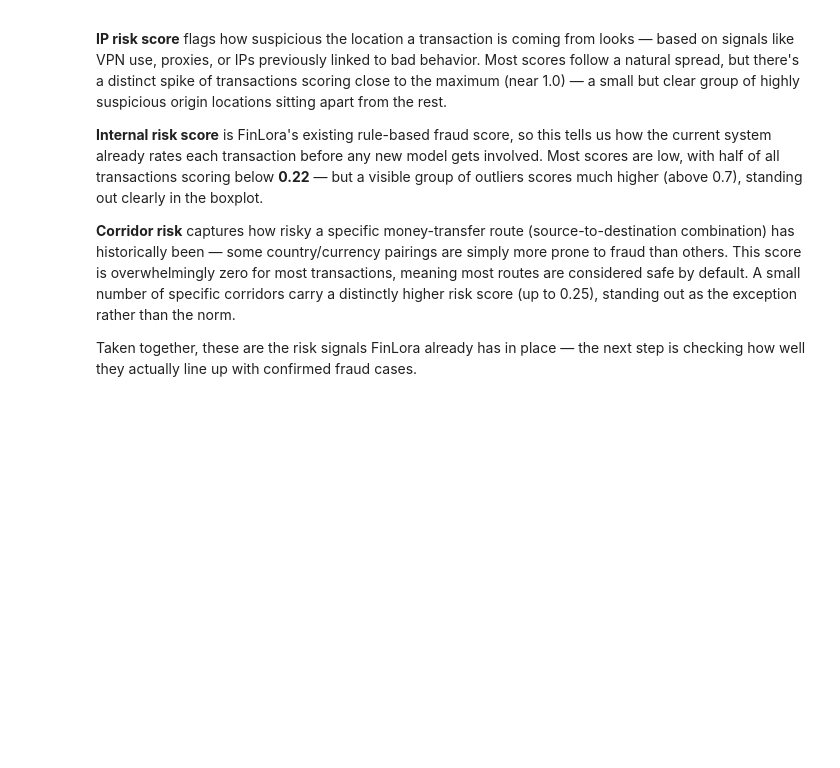
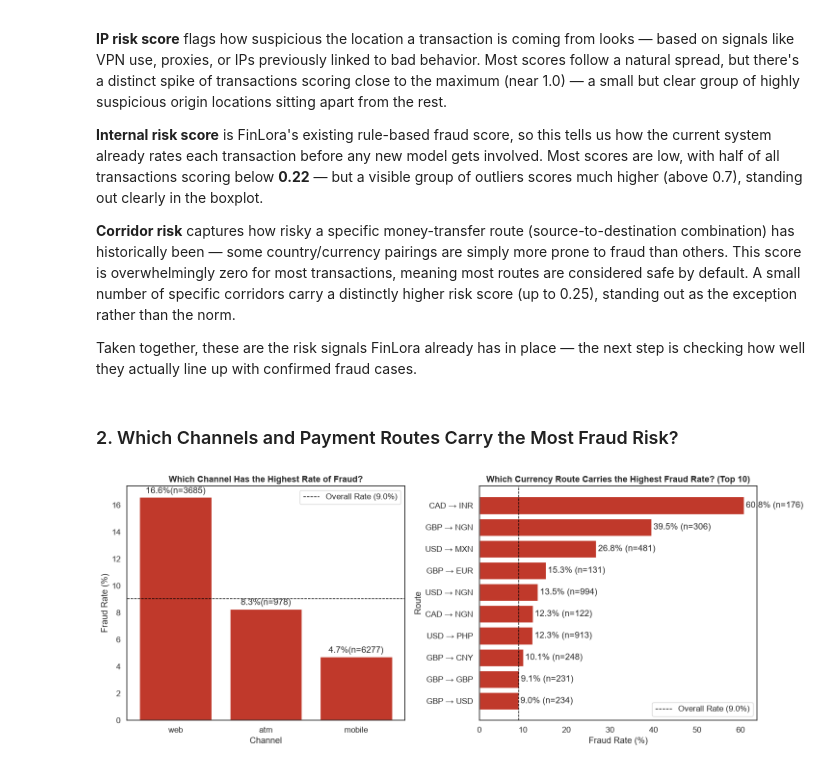
Before and after one commit to LeesiElekwa/Digital_Transfer_Fraud_Detection_System, a Jupyter notebook: Notebooks/ExploratoryAnalysis.ipynb, the cells around one changed output. Cells and saved outputs as stored; diff of their text form; code cells hidden in the pictures; blank space fills up the shorter version.

Commit message:
EDA 2 - Investigating which channels and payment routes carry the most fraudrRisk

```diff
--- a/Notebooks/ExploratoryAnalysis.ipynb
+++ b/Notebooks/ExploratoryAnalysis.ipynb
@@ -223,3 +223,44 @@ plot_distribution_grid(df_cleaned_transaction_data, risk_features)
 **Corridor risk** captures how risky a specific money-transfer route (source-to-destination combination) has historically been — some country/currency pairings are simply more prone to fraud than others. This score is overwhelmingly zero for most transactions, meaning most routes are considered safe by default. A small number of specific corridors carry a distinctly higher risk score (up to 0.25), standing out as the exception rather than the norm.
 
 Taken together, these are the risk signals FinLora already has in place — the next step is checking how well they actually line up with confirmed fraud cases.
+# %% [markdown]
+### 2. Which Channels and Payment Routes Carry the Most Fraud Risk?
+# %%
+def fraud_rate_by_category(df, category_col, top_n=None):
+    grouped = df.groupby(category_col)["is_fraud"].agg(["mean", "count"])
+    grouped["fraud_rate_pct"] = grouped["mean"] * 100
+    grouped = grouped.sort_values("fraud_rate_pct", ascending=False)
+    if top_n:
+        grouped = grouped.head(top_n)
+    return grouped
+
+fig, axes = plt.subplots(1, 2, figsize=(15, 6))
+axes = axes.flatten()
+
+# Q: Which channel has the highest rate of fraud, not just the most transactions?
+channel_fraud = fraud_rate_by_category(df_cleaned_transaction_data, "channel")
+bars = axes[0].bar(channel_fraud.index, channel_fraud["fraud_rate_pct"], color="#C0392B")
+labels = [f"{rate:.1f}%(n={count})" for rate, count in zip(channel_fraud["fraud_rate_pct"], channel_fraud["count"])]
+axes[0].bar_label(bars, labels=labels, padding=3)
+overall_rate = df_cleaned_transaction_data["is_fraud"].mean() * 100
+axes[0].axhline(overall_rate, color="black", linestyle="--", linewidth=1, label=f"Overall Rate ({overall_rate:.1f}%)")
+axes[0].set_title("Which Channel Has the Highest Rate of Fraud?")
+axes[0].set_xlabel("Channel")
+axes[0].set_ylabel("Fraud Rate (%)")
+axes[0].legend()
+
+# Q: Which source-to-destination currency route carries the highest fraud rate?
+route_fraud = fraud_rate_by_category(df_cleaned_transaction_data, "currency_route", top_n=10)
+bars = axes[1].barh(route_fraud.index[::-1], route_fraud["fraud_rate_pct"][::-1], color="#C0392B")
+labels = [f"{rate:.1f}% (n={count})" for rate, count in zip(route_fraud["fraud_rate_pct"][::-1], route_fraud["count"][::-1])]
+axes[1].bar_label(bars, labels=labels, padding=3)
+axes[1].axvline(overall_rate, color="black", linestyle="--", linewidth=1, label=f"Overall Rate ({overall_rate:.1f}%)")
+axes[1].set_title("Which Currency Route Carries the Highest Fraud Rate? (Top 10)")
+axes[1].set_xlabel("Fraud Rate (%)")
+axes[1].set_ylabel("Route")
+axes[1].legend()
+
+plt.tight_layout()
+plt.show()
+# %% [output]
+[figure, added]
```
Also changed, not shown: parts of 2 cells of this notebook.
